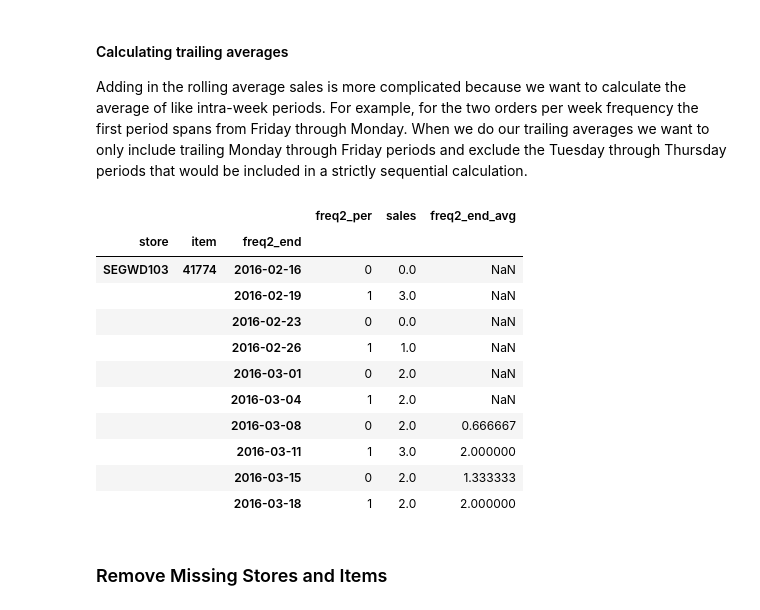
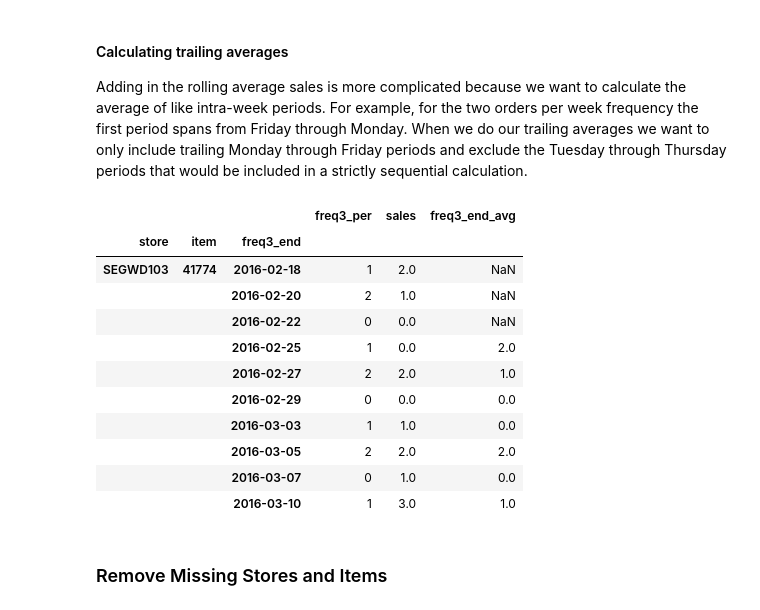
Before and after one commit to CalebEverett/store_model, a Jupyter notebook: store_model_2.ipynb, the cells around one changed output. Cells and saved outputs as stored; diff of their text form; code cells hidden in the pictures.

```diff
--- a/store_model_2.ipynb
+++ b/store_model_2.ipynb
@@ -304,10 +309,7 @@ That looks like its working right.
 #### Calculating trailing averages
 Adding in the rolling average sales is more complicated because we want to calculate the average of like intra-week periods. For example, for the two orders per week frequency the first period spans from Friday through Monday. When we do our trailing averages we want to only include trailing Monday through Friday periods and exclude the Tuesday through Thursday periods that would be included in a strictly sequential calculation.
 # %%
-# This function calculates the trailing average for a given order frequency. It also
-# adds a column for cumulative sales which we user later to filter out records
-# for which the store and/or item have no prior sales history.
-#
+# This function calculates the trailing average for a given order frequency.
 def calc_trailing(orders_per_week):
     # Check to make sure orders per week is in the available range
     if orders_per_week not in [2, 3]:
@@ -329,7 +331,7 @@ def calc_trailing(orders_per_week):
         df_model = df_f[df_f[freq_per] == n].groupby(g).agg(f).fillna(0)
 
         rolling_sum = (df_model
-                       .apply(lambda x:x.rolling(window=3).mean())
+                       .apply(lambda x:x.rolling(window=1).mean())
                        .shift(1)
                       )
 
@@ -338,21 +340,21 @@ def calc_trailing(orders_per_week):
 
     return df_final.groupby(g).sum()
 # %%
-df_final = calc_trailing(2)
+df_final = calc_trailing(3)
 df_final.head(10)
 # %% [output]
-|  |  |  | freq2_per | sales | freq2_end_avg |
-| store | item | freq2_end |  |  |  |
-| SEGWD103 | 41774 | 2016-02-16 | 0 | 0.0 | NaN |
-|  |  | 2016-02-19 | 1 | 3.0 | NaN |
-|  |  | 2016-02-23 | 0 | 0.0 | NaN |
-|  |  | 2016-02-26 | 1 | 1.0 | NaN |
-|  |  | 2016-03-01 | 0 | 2.0 | NaN |
-|  |  | 2016-03-04 | 1 | 2.0 | NaN |
-|  |  | 2016-03-08 | 0 | 2.0 | 0.666667 |
-|  |  | 2016-03-11 | 1 | 3.0 | 2.000000 |
-|  |  | 2016-03-15 | 0 | 2.0 | 1.333333 |
-|  |  | 2016-03-18 | 1 | 2.0 | 2.000000 |
+|  |  |  | freq3_per | sales | freq3_end_avg |
+| store | item | freq3_end |  |  |  |
+| SEGWD103 | 41774 | 2016-02-18 | 1 | 2.0 | NaN |
+|  |  | 2016-02-20 | 2 | 1.0 | NaN |
+|  |  | 2016-02-22 | 0 | 0.0 | NaN |
+|  |  | 2016-02-25 | 1 | 0.0 | 2.0 |
+|  |  | 2016-02-27 | 2 | 2.0 | 1.0 |
+|  |  | 2016-02-29 | 0 | 0.0 | 0.0 |
+|  |  | 2016-03-03 | 1 | 1.0 | 0.0 |
+|  |  | 2016-03-05 | 2 | 2.0 | 2.0 |
+|  |  | 2016-03-07 | 0 | 1.0 | 0.0 |
+|  |  | 2016-03-10 | 1 | 3.0 | 1.0 |
 # %% [markdown]
 ### Remove Missing Stores and Items
 # %% [raw]
```
Also changed, not shown: parts of 12 cells of this notebook.
